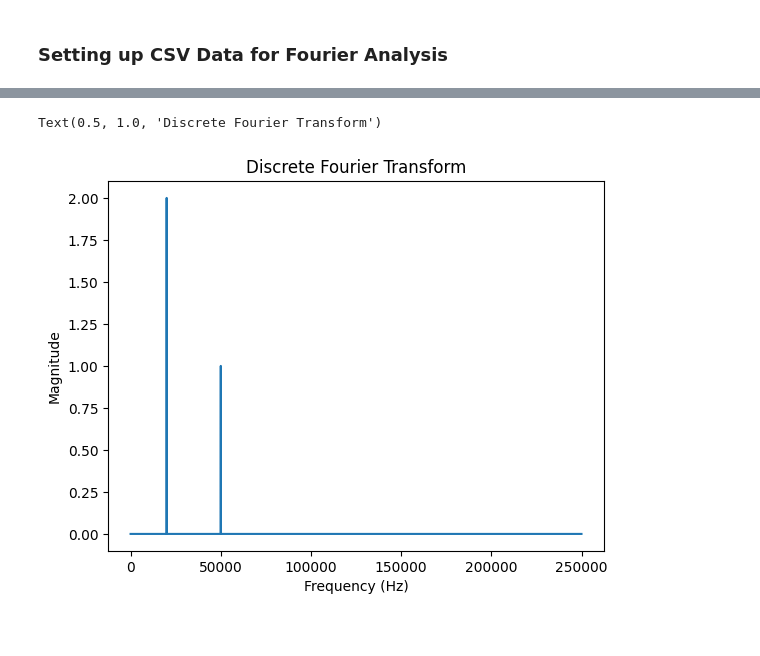
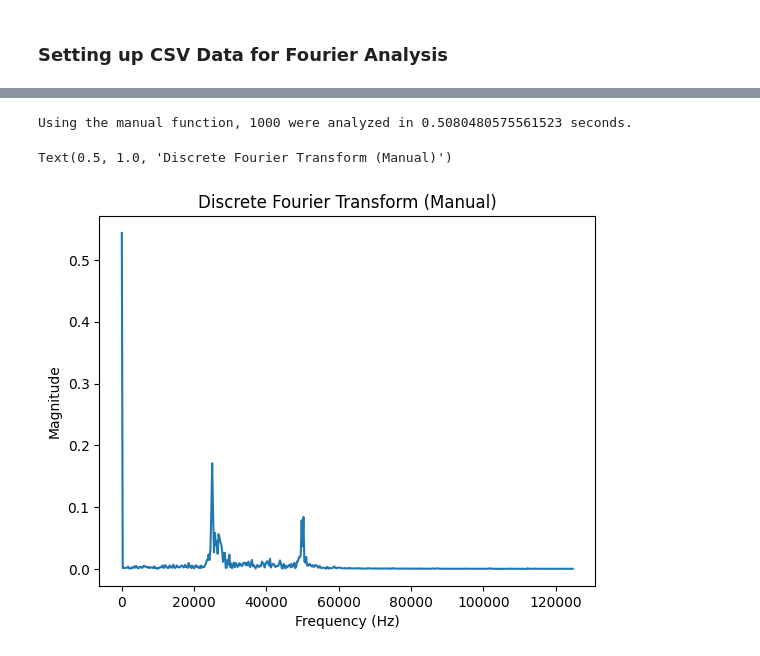
Before and after one commit to AdityaShelke29/robotics_club, a Jupyter notebook: sonar_work/fourier_analysis.ipynb, the cells around one changed output, grey strips where cells are left out. Drawn from its saved outputs; the diff is of its cells as text; code cells hidden in the pictures.

```diff
--- a/sonar_work/fourier_analysis.ipynb
+++ b/sonar_work/fourier_analysis.ipynb
@@ -133,7 +135,7 @@ sample1HydrophoneData
 # %%
 # This boolean value determines whether to use the custom data created in the module below,
 # or to use the csv data referenced in modules above.
-use_custom_data = True
+use_custom_data = False
 # %% [markdown]
 ### Creating Custom Sample Data
 # %%
@@ -164,19 +190,16 @@ NameError: name 'N' is not defined
 # For measuring execution time.
 start = time.time()
 
-
-
 # Number of samples in normalized_tone
-N = 100
-
-yf = fft(sample[0:100])
+yf = fft(sample)
 xf = fftfreq(N, 1 / sampling_frequency)[:(N // 2)]
 
-plt.plot(xf, 2 / N * np.abs(yf[0: N // 2]))
+end = time.time()
+print("Using the scipy library, " + str(N) + " were analyzed in " + str(end - start) + " seconds.")
+
+plt.plot(xf, 2 / N * np.abs(yf[0 : N//2]))        # Ignore this error
+plt.xlabel("Frequency (Hz)")
+plt.ylabel("Amplitude")
+plt.title("Discrete Fourier Transform (Library)")
 plt.show()
-
-end = time.time()
-print("Using the scipy library, " + str(numSamplesToAnalyze) + " were analyzed in " + str(end - start) + " seconds.")
-
-xf
 # %% [output]
@@ -205,10 +217,14 @@ from matplotlib import pyplot as plt
 # data = shortenedHydrophoneData                  # Data in Array
 
 # CUSTOM DATA (FROM MODULE ABOVE)
-N = 5000
-sampling_freq = 500000
-freq_resolution = sampling_freq / N
-data = sample[0:5000]
+
+# CSV DATA (LOCAL TO THIS MODULE, CAN BE ENABLED TO ANALYZE DIFFERENT DATA THAN SET UP TWO MODULES ABOVE)
+# -------------------------------------------------------------------------------------
+# N = 1000
+# sampling_frequency = 250000
+# frequency_resolution = sampling_frequency / N
+# sample = np.array(csv_sample[334000:(334000 + N)]["hydrophone1"])
+# -------------------------------------------------------------------------------------
 
 
 # Example Data from Video (https://www.youtube.com/watch?v=mkGsMWi_j4Q)
@@ -220,9 +236,10 @@ data = sample[0:5000]
 #         0, 0.707, 1, 0.707, 0, -0.707, -1, -0.707]
 # -------------------------------------------------------------------------------------
 
+start = time.time()
 
 # Creates a list of frequency bins
-bin_width = sampling_freq / N
+bin_width = sampling_frequency / N
 frequency_bins = []
 
 counter = 0
@@ -238,35 +255,39 @@ for i in range(N):
     complex = 0
 
     for j in range(N):
-        real = real + data[j] * math.cos(-2 * math.pi * i * j / N)
-        complex = complex + data[j] * math.sin(-2 * math.pi * i * j / N)
+        real = real + sample[j] * math.cos(-2 * math.pi * i * j / N)
+        complex = complex + sample[j] * math.sin(-2 * math.pi * i * j / N)
 
     temporary = [real, complex]
     final_data.append(temporary)
 
 # Finds magnitude for each frequency bin and places into a new array
 magnitude_array = []
 
 for x in final_data:
     magnitude = math.sqrt((x[0])**2 + (x[1])**2)
     magnitude_array.append(magnitude)
 
 # Deals with the Nyquist Limit By Doubling the First Half of all Entries in
 # frequency_bins and magnitude_array.
 
 magnitude_array_nyquist = []
 for x in range(len(magnitude_array) // 2):
     magnitude_array_nyquist.append((magnitude_array[x] * 2) / N)
 
 frequency_bins_nyquist = []
 for x in range(len(frequency_bins) // 2):
     frequency_bins_nyquist.append(frequency_bins[x])
 
+end = time.time()
+print("Using the manual function, " + str(N) + " were analyzed in " + str(end - start) + " seconds.")
+
 # Plots the Magnitude for Each Frequency Bin
 plt.plot(frequency_bins_nyquist, magnitude_array_nyquist)
 plt.xlabel("Frequency (Hz)")
 plt.ylabel("Magnitude")
-plt.title("Discrete Fourier Transform")
+plt.title("Discrete Fourier Transform (Manual)")
 # %% [output]
-Text(0.5, 1.0, 'Discrete Fourier Transform')
+Using the manual function, 1000 were analyzed in 0.5080480575561523 seconds.
+Text(0.5, 1.0, 'Discrete Fourier Transform (Manual)')
-[figure, old version]
+[figure, new version]
```
Also changed, not shown: parts of 9 cells of this notebook, 3 other files.
